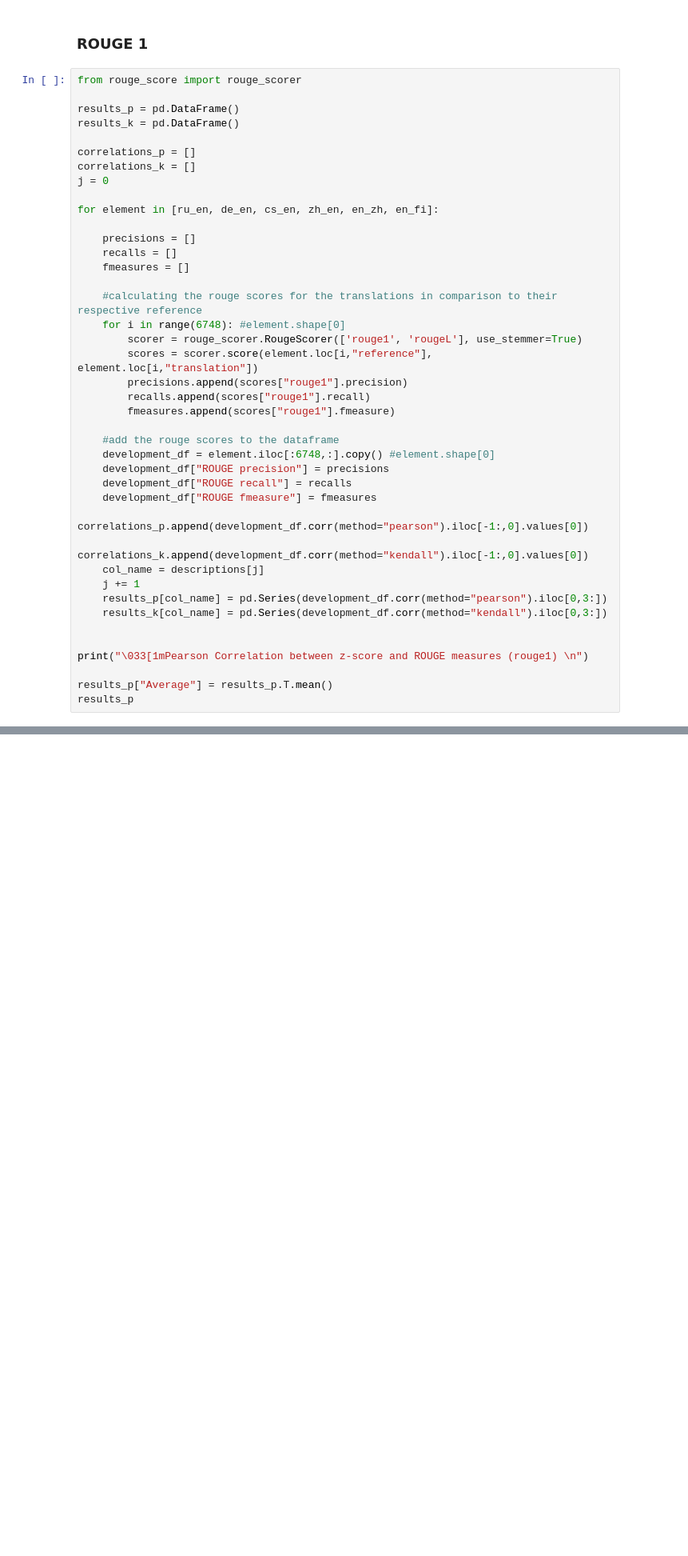
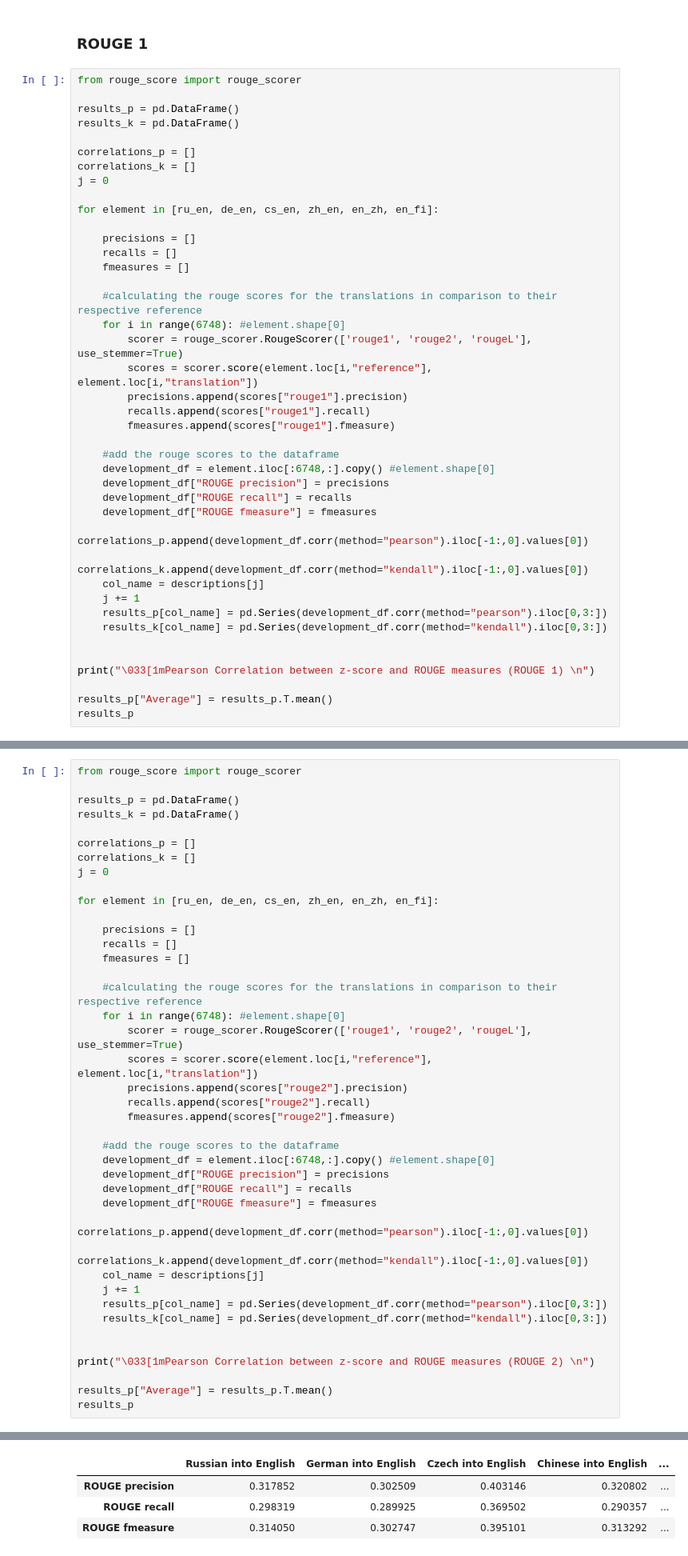
Before and after one commit to FranzMichaelFrank/Text_Mining_Group_Project, a Jupyter notebook: FF_2021-05-12_Lexical.ipynb, the cells around one changed output, grey strips where cells are left out. Shown: that part at 80% size. Saved outputs shown, nothing was run; the diff lists cells and outputs as text; blank space fills up the shorter version.

```diff
--- a/FF_2021-05-12_Lexical.ipynb
+++ b/FF_2021-05-12_Lexical.ipynb
@@ -213,7 +217,7 @@ for element in [ru_en, de_en, cs_en, zh_en, en_zh, en_fi]:
 
     #calculating the rouge scores for the translations in comparison to their respective reference
     for i in range(6748): #element.shape[0]
-        scorer = rouge_scorer.RougeScorer(['rouge1', 'rougeL'], use_stemmer=True)
+        scorer = rouge_scorer.RougeScorer(['rouge1', 'rouge2', 'rougeL'], use_stemmer=True)
         scores = scorer.score(element.loc[i,"reference"], element.loc[i,"translation"])
         precisions.append(scores["rouge1"].precision)
         recalls.append(scores["rouge1"].recall)
@@ -232,7 +236,7 @@ for element in [ru_en, de_en, cs_en, zh_en, en_zh, en_fi]:
     results_k[col_name] = pd.Series(development_df.corr(method="kendall").iloc[0,3:])
 
 
-print("\033[1mPearson Correlation between z-score and ROUGE measures (rouge1) \n")
+print("\033[1mPearson Correlation between z-score and ROUGE measures (ROUGE 1) \n")
 
 results_p["Average"] = results_p.T.mean()
 results_p
@@ -255,0 +262,42 @@ Kendall Tau Correlation between z-score and ROUGE measures (rouge1)
+# %%
+from rouge_score import rouge_scorer
+
+results_p = pd.DataFrame()
+results_k = pd.DataFrame()
+
+correlations_p = []
+correlations_k = []
+j = 0
+
+for element in [ru_en, de_en, cs_en, zh_en, en_zh, en_fi]:
+
+    precisions = []
+    recalls = []
+    fmeasures = []
+
+    #calculating the rouge scores for the translations in comparison to their respective reference
+    for i in range(6748): #element.shape[0]
+        scorer = rouge_scorer.RougeScorer(['rouge1', 'rouge2', 'rougeL'], use_stemmer=True)
+        scores = scorer.score(element.loc[i,"reference"], element.loc[i,"translation"])
+        precisions.append(scores["rouge2"].precision)
+        recalls.append(scores["rouge2"].recall)
+        fmeasures.append(scores["rouge2"].fmeasure)
+
+    #add the rouge scores to the dataframe
+    development_df = element.iloc[:6748,:].copy() #element.shape[0]
+    development_df["ROUGE precision"] = precisions
+    development_df["ROUGE recall"] = recalls
+    development_df["ROUGE fmeasure"] = fmeasures
+    correlations_p.append(development_df.corr(method="pearson").iloc[-1:,0].values[0])
+    correlations_k.append(development_df.corr(method="kendall").iloc[-1:,0].values[0])
+    col_name = descriptions[j]
+    j += 1
+    results_p[col_name] = pd.Series(development_df.corr(method="pearson").iloc[0,3:])
+    results_k[col_name] = pd.Series(development_df.corr(method="kendall").iloc[0,3:])
+
+
+print("\033[1mPearson Correlation between z-score and ROUGE measures (ROUGE 2) \n")
+
+results_p["Average"] = results_p.T.mean()
+results_p
+# %% [output]
@@ -255,0 +305,4 @@ Kendall Tau Correlation between z-score and ROUGE measures (rouge1)
+|  | Russian into English | German into English | Czech into English | Chinese into English | ... |
+| ROUGE precision | 0.317852 | 0.302509 | 0.403146 | 0.320802 | ... |
+| ROUGE recall | 0.298319 | 0.289925 | 0.369502 | 0.290357 | ... |
+| ROUGE fmeasure | 0.314050 | 0.302747 | 0.395101 | 0.313292 | ... |
```
Also changed, not shown: parts of 11 cells of this notebook.
